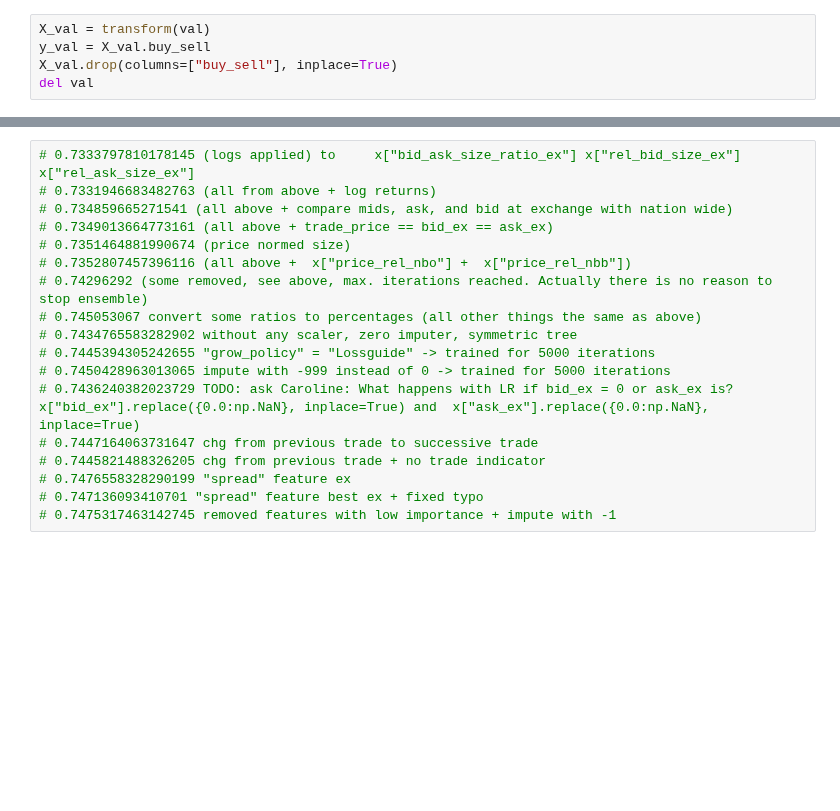
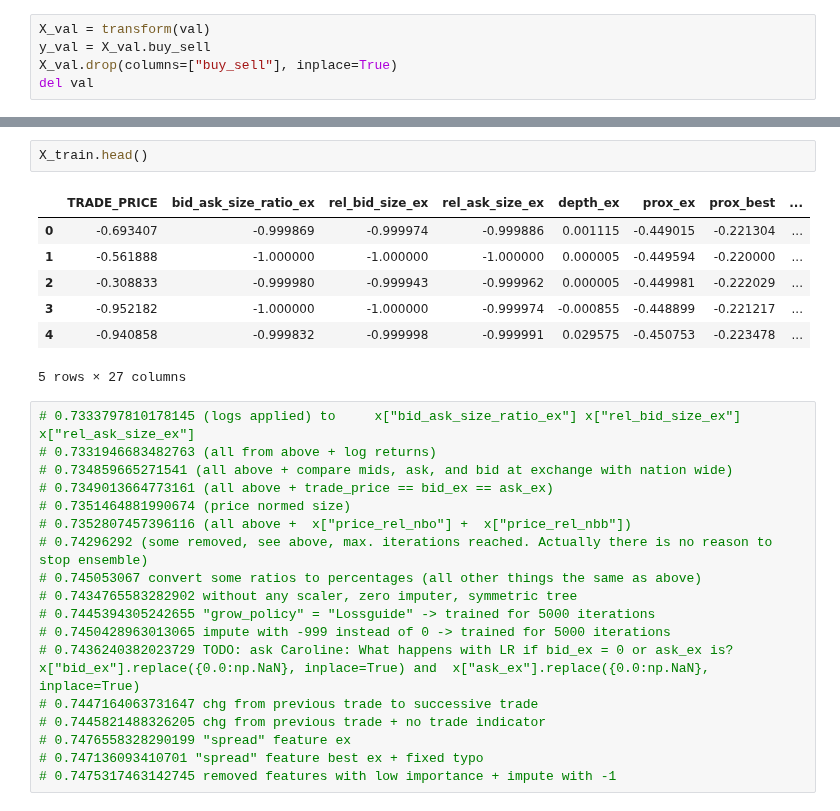
Before and after one commit to KarelZe/thesis, a Jupyter notebook: notebooks/3.0c-feature-engineering.ipynb, the cells around one changed output, grey strips where cells are left out. Cells and saved outputs as stored; diff of their text form; blank space fills up the shorter version.

```diff
--- a/notebooks/3.0c-feature-engineering.ipynb
+++ b/notebooks/3.0c-feature-engineering.ipynb
@@ -292,3 +413,13 @@ feature_importance
+# %%
+X_train.head()
+# %% [output]
+|  | TRADE_PRICE | bid_ask_size_ratio_ex | rel_bid_size_ex | rel_ask_size_ex | depth_ex | prox_ex | prox_best | ... |
+| 0 | -0.693407 | -0.999869 | -0.999974 | -0.999886 | 0.001115 | -0.449015 | -0.221304 | ... |
+| 1 | -0.561888 | -1.000000 | -1.000000 | -1.000000 | 0.000005 | -0.449594 | -0.220000 | ... |
+| 2 | -0.308833 | -0.999980 | -0.999943 | -0.999962 | 0.000005 | -0.449981 | -0.222029 | ... |
+| 3 | -0.952182 | -1.000000 | -1.000000 | -0.999974 | -0.000855 | -0.448899 | -0.221217 | ... |
+| 4 | -0.940858 | -0.999832 | -0.999998 | -0.999991 | 0.029575 | -0.450753 | -0.223478 | ... |
+5 rows × 27 columns
 # %%
 # 0.7333797810178145 (logs applied) to     x["bid_ask_size_ratio_ex"] x["rel_bid_size_ex"]   x["rel_ask_size_ex"]
 # 0.7331946683482763 (all from above + log returns)
```
Also changed, not shown: parts of 9 cells of this notebook.
